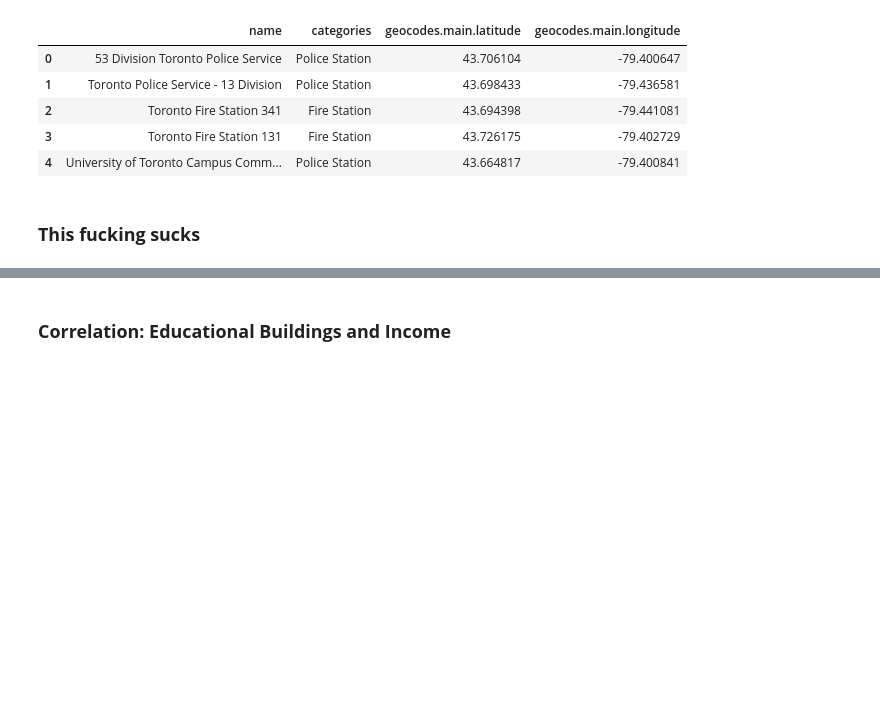
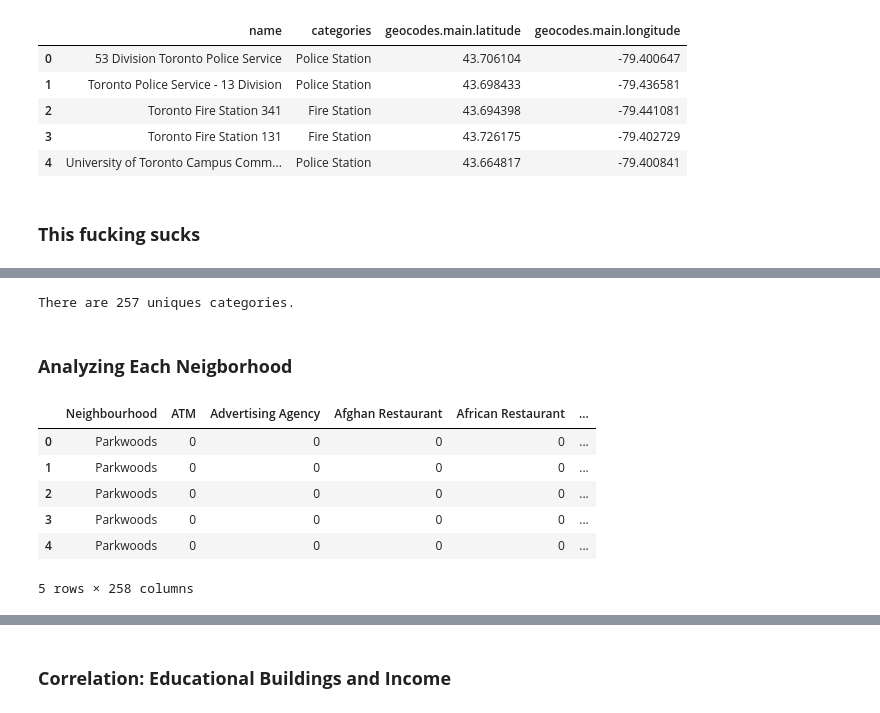
Before and after one commit to Sujeev-Uthayakumar/clustering-navigation, a Jupyter notebook: src/index.ipynb, the cells around one changed output, grey strips where cells are left out. Drawn from its saved outputs; the diff is of its cells as text; code cells hidden in the pictures; blank space fills up the shorter version.

```diff
--- a/src/index.ipynb
+++ b/src/index.ipynb
@@ -217,0 +254,27 @@ def get_venues(names, latitudes, longitudes):
+# %%
+toronto_venues.groupby("Neighbourhood").count()
+print('There are {} uniques categories.'.format(len(toronto_venues['Venue Category'].unique())))
+# %% [output]
+There are 257 uniques categories.
+# %% [markdown]
+<h3><b>Analyzing Each Neigborhood</b></h3>
+# %%
+# one hot encoding
+toronto_onehot = pd.get_dummies(toronto_venues[['Venue Category']], prefix="", prefix_sep="")
+
+# add neighborhood column back to dataframe
+toronto_onehot['Neighbourhood'] = toronto_venues['Neighbourhood']
+
+# move neighborhood column to the first column
+fixed_columns = [toronto_onehot.columns[-1]] + list(toronto_onehot.columns[:-1])
+toronto_onehot = toronto_onehot[fixed_columns]
+
+toronto_onehot.head()
+# %% [output]
+|  | Neighbourhood | ATM | Advertising Agency | Afghan Restaurant | African Restaurant | ... |
+| 0 | Parkwoods | 0 | 0 | 0 | 0 | ... |
+| 1 | Parkwoods | 0 | 0 | 0 | 0 | ... |
+| 2 | Parkwoods | 0 | 0 | 0 | 0 | ... |
+| 3 | Parkwoods | 0 | 0 | 0 | 0 | ... |
+| 4 | Parkwoods | 0 | 0 | 0 | 0 | ... |
+5 rows × 258 columns
```
Also changed, not shown: parts of 9 cells of this notebook.
